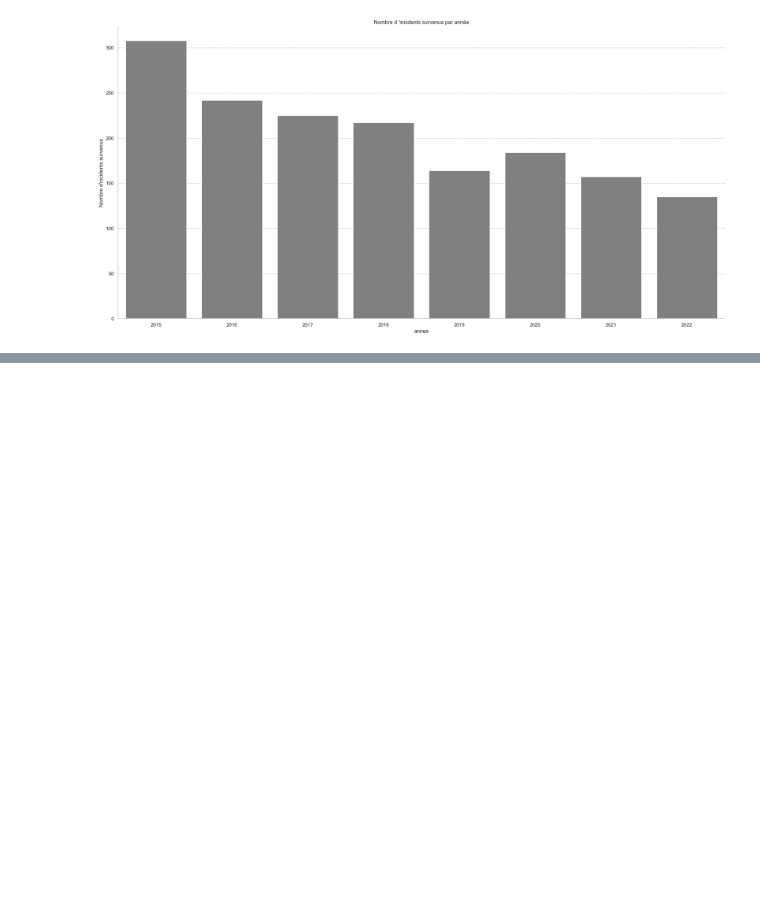
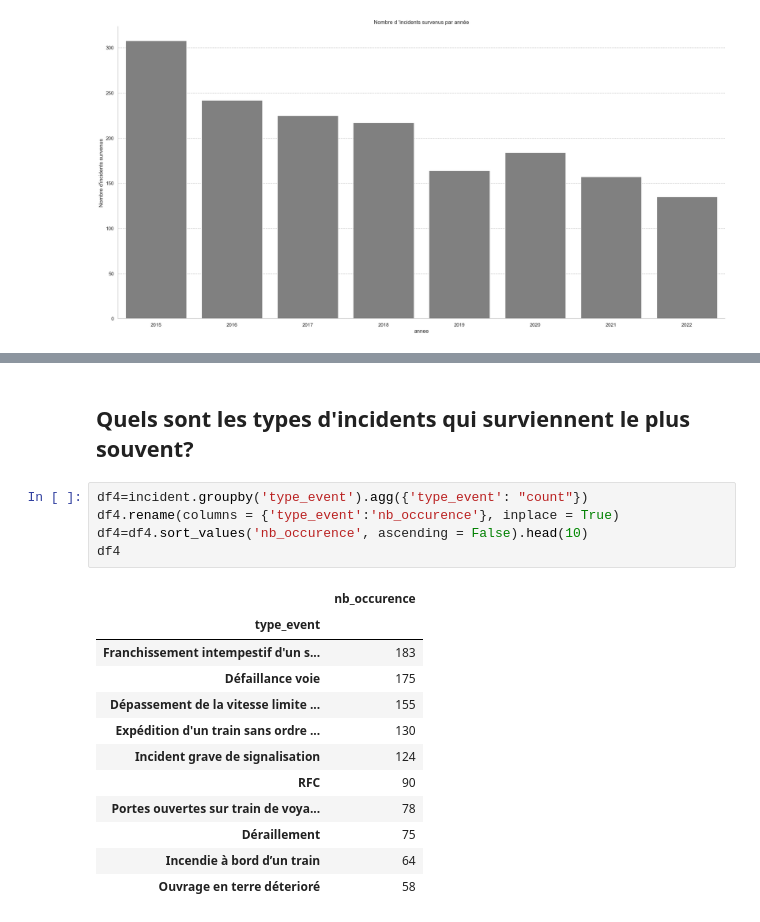
Before and after one commit to gbiaou/Projet_Python_SNCF, a Jupyter notebook: incidents_de_sécurité.ipynb, the cells around one changed output, grey strips where cells are left out. Cells and saved outputs as stored; diff of their text form; blank space fills up the shorter version.

```diff
--- a/incidents_de_sécurité.ipynb
+++ b/incidents_de_sécurité.ipynb
@@ -50,0 +54,20 @@ plt.plot(df3['annee'], df3['niveau_gravite'], "gray")
+# %% [markdown]
+## Quels sont les types d'incidents qui surviennent le plus souvent?
+# %%
+df4=incident.groupby('type_event').agg({'type_event': "count"})
+df4.rename(columns = {'type_event':'nb_occurence'}, inplace = True)
+df4=df4.sort_values('nb_occurence', ascending = False).head(10)
+df4
+# %% [output]
+|  | nb_occurence |
+| type_event |  |
+| Franchissement intempestif d'un s... | 183 |
+| Défaillance voie | 175 |
+| Dépassement de la vitesse limite ... | 155 |
+| Expédition d'un train sans ordre ... | 130 |
+| Incident grave de signalisation | 124 |
+| RFC | 90 |
+| Portes ouvertes sur train de voya... | 78 |
+| Déraillement | 75 |
+| Incendie à bord d’un train | 64 |
+| Ouvrage en terre déterioré | 58 |
```
Also changed, not shown: parts of 5 cells of this notebook.
